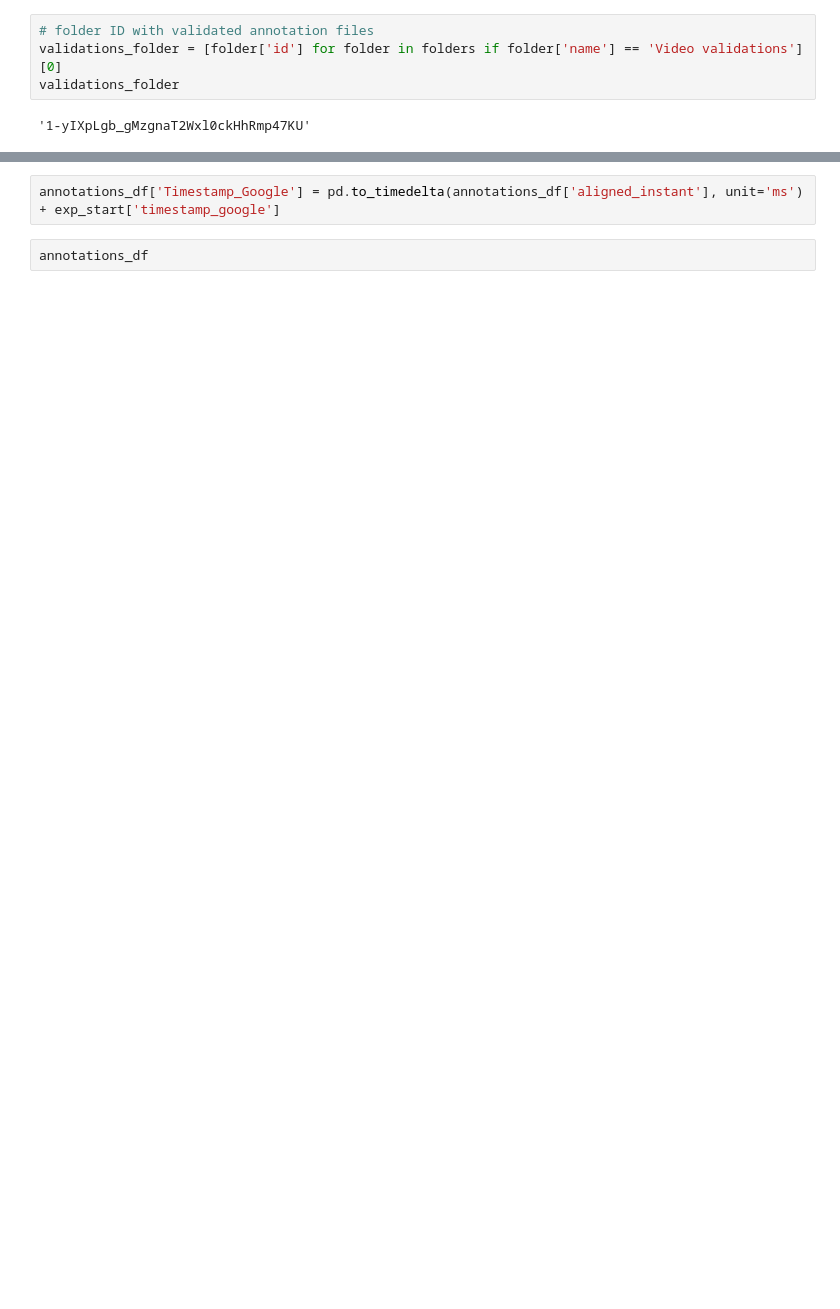
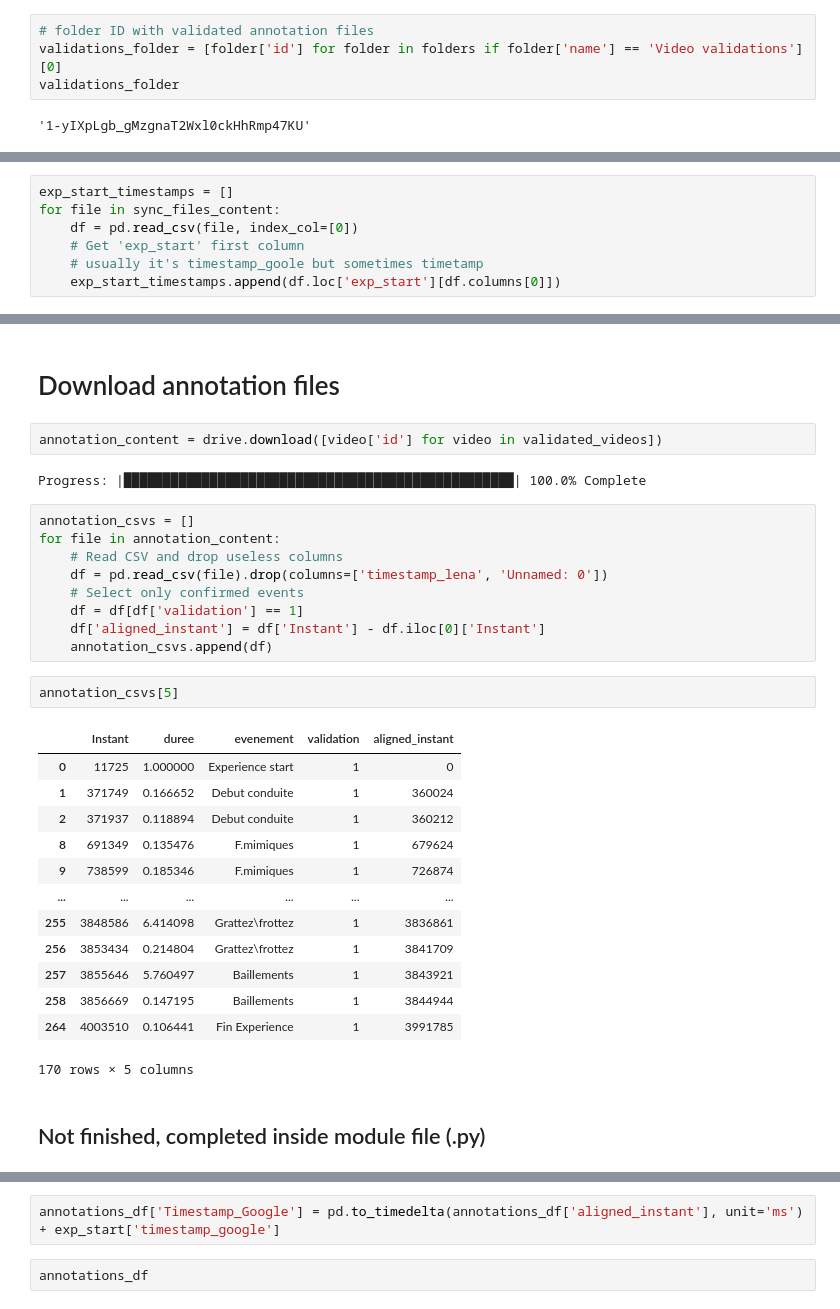
Before and after one commit to Jackfn96/3DS, a Jupyter notebook: notebooks/Time_sync.ipynb, the cells around one changed output, grey strips where cells are left out. Saved outputs shown, nothing was run; the diff lists cells and outputs as text; blank space fills up the shorter version.

```diff
--- a/notebooks/Time_sync.ipynb
+++ b/notebooks/Time_sync.ipynb
@@ -170,0 +166,7 @@ exp_start
+# %%
+exp_start_timestamps = []
+for file in sync_files_content:
+    df = pd.read_csv(file, index_col=[0])
+    # Get 'exp_start' first column
+    # usually it's timestamp_goole but sometimes timetamp
+    exp_start_timestamps.append(df.loc['exp_start'][df.columns[0]])
@@ -171,2 +193,35 @@ exp_start
+# %% [markdown]
+# Download annotation files
+# %%
+annotation_content = drive.download([video['id'] for video in validated_videos])
+# %% [output]
+Progress: |██████████████████████████████████████████████████| 100.0% Complete
+# %%
+annotation_csvs = []
+for file in annotation_content:
+    # Read CSV and drop useless columns
+    df = pd.read_csv(file).drop(columns=['timestamp_lena', 'Unnamed: 0'])
+    # Select only confirmed events
+    df = df[df['validation'] == 1]
+    df['aligned_instant'] = df['Instant'] - df.iloc[0]['Instant']
+    annotation_csvs.append(df)
+# %%
+annotation_csvs[5]
+# %% [output]
+|  | Instant | duree | evenement | validation | aligned_instant |
+| 0 | 11725 | 1.000000 | Experience start | 1 | 0 |
+| 1 | 371749 | 0.166652 | Debut conduite | 1 | 360024 |
+| 2 | 371937 | 0.118894 | Debut conduite | 1 | 360212 |
+| 8 | 691349 | 0.135476 | F.mimiques | 1 | 679624 |
+| 9 | 738599 | 0.185346 | F.mimiques | 1 | 726874 |
+| ... | ... | ... | ... | ... | ... |
+| 255 | 3848586 | 6.414098 | Grattez\frottez | 1 | 3836861 |
+| 256 | 3853434 | 0.214804 | Grattez\frottez | 1 | 3841709 |
+| 257 | 3855646 | 5.760497 | Baillements | 1 | 3843921 |
+| 258 | 3856669 | 0.147195 | Baillements | 1 | 3844944 |
+| 264 | 4003510 | 0.106441 | Fin Experience | 1 | 3991785 |
+170 rows × 5 columns
+# %% [markdown]
+## Not finished, completed inside module file (.py)
 # %%
 annotations_df = pd.read_csv(drive.download('1HEjJJt7lX77D2dO8c9p6hR5KYYtK3FSC'), index_col=0).drop(columns='timestamp_lena')
```
Also changed, not shown: parts of 44 cells of this notebook, 1 other file.
